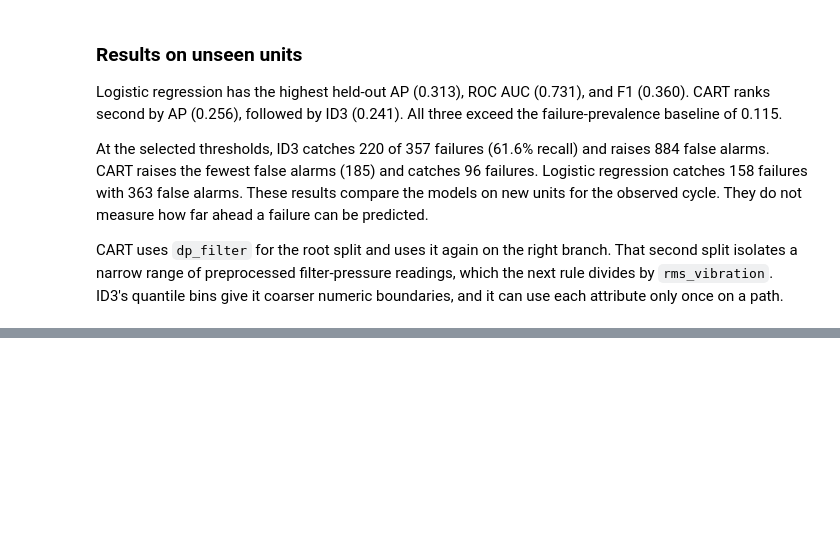
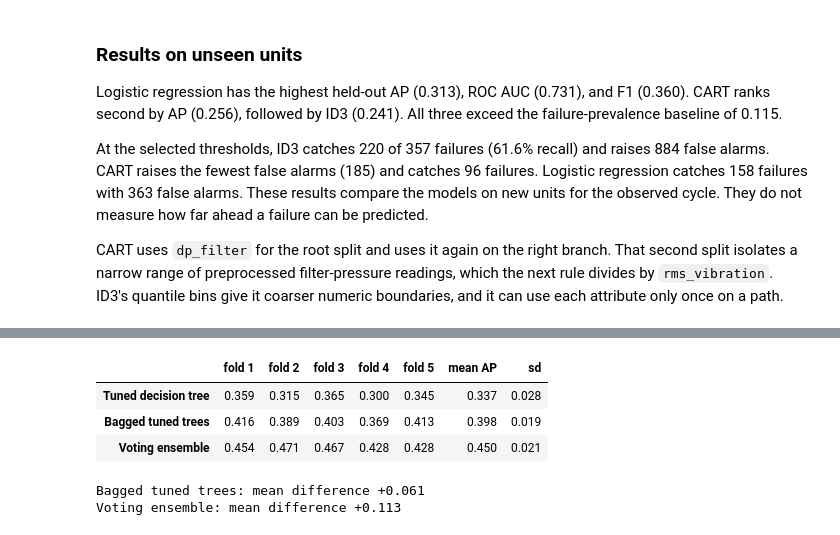
Before and after one commit to CIEXYZ/IAU_Kysil_Petrishka, a Jupyter notebook: src/phase3.ipynb, the cells around one changed output, grey strips where cells are left out. Saved outputs shown, nothing was run; the diff lists cells and outputs as text; code cells hidden in the pictures; blank space fills up the shorter version.

```diff
--- a/src/Phase3.ipynb
+++ b/src/phase3.ipynb
@@ -484,0 +528,19 @@ CART uses `dp_filter` for the root split and uses it again on the right branch.
+# %%
+bagged_tree = build_model(BaggingClassifier(
+    estimator=DecisionTreeClassifier(random_state=RANDOM_STATE, **tree_params),
+    n_estimators=100,
+    max_samples=0.8,
+    random_state=RANDOM_STATE,
+))
+
+base_models = [
+    ("boosting", GradientBoostingClassifier(
+        n_estimators=200, max_depth=2, learning_rate=0.03, min_samples_leaf=50, random_state=RANDOM_STATE)),
+    ("forest", RandomForestClassifier(
+        n_estimators=300, min_samples_leaf=50, class_weight="balanced_subsample", n_jobs=-1, random_state=RANDOM_STATE)),
+]
+ensemble_model = build_model(VotingClassifier(estimators=base_models, voting="soft", n_jobs=-1))
+ensemble_model.fit(X_train, y_train)
+
+print("Ensembled training model score:", ensemble_model.score(X_train, y_train))
+print("Ensembled testing model score:", ensemble_model.score(X_test, y_test))
@@ -484,0 +556,29 @@ CART uses `dp_filter` for the root split and uses it again on the right branch.
+# %%
+models_to_compare = {
+    "Tuned decision tree": tuned_tree,
+    "Bagged tuned trees": bagged_tree,
+    "Voting ensemble": ensemble_model,
+}
+
+cv_results = {
+    name: cross_validate(model, X_train, y_train, cv=folds, scoring="average_precision", return_train_score=True, n_jobs=-1)
+    for name, model in models_to_compare.items()
+}
+
+cv_table = pd.DataFrame({name: r["test_score"] for name, r in cv_results.items()}, index=range(1, 6)).T
+cv_table.columns = [f"fold {i}" for i in cv_table.columns]
+cv_table["mean AP"] = cv_table.mean(axis=1)
+cv_table["sd"] = cv_table.iloc[:, :5].std(axis=1)
+display(cv_table.round(3))
+
+tree_folds = cv_results["Tuned decision tree"]["test_score"]
+for name in ("Bagged tuned trees", "Voting ensemble"):
+    better = int((cv_results[name]["test_score"] > tree_folds).sum())
+    print(f"{name}: mean difference {(cv_results[name]['test_score'] - tree_folds).mean():+.3f}")
+# %% [output]
+|  | fold 1 | fold 2 | fold 3 | fold 4 | fold 5 | mean AP | sd |
+| Tuned decision tree | 0.359 | 0.315 | 0.365 | 0.300 | 0.345 | 0.337 | 0.028 |
+| Bagged tuned trees | 0.416 | 0.389 | 0.403 | 0.369 | 0.413 | 0.398 | 0.019 |
+| Voting ensemble | 0.454 | 0.471 | 0.467 | 0.428 | 0.428 | 0.450 | 0.021 |
+Bagged tuned trees: mean difference +0.061
+Voting ensemble: mean difference +0.113
```
Also changed, not shown: parts of 13 cells of this notebook.
